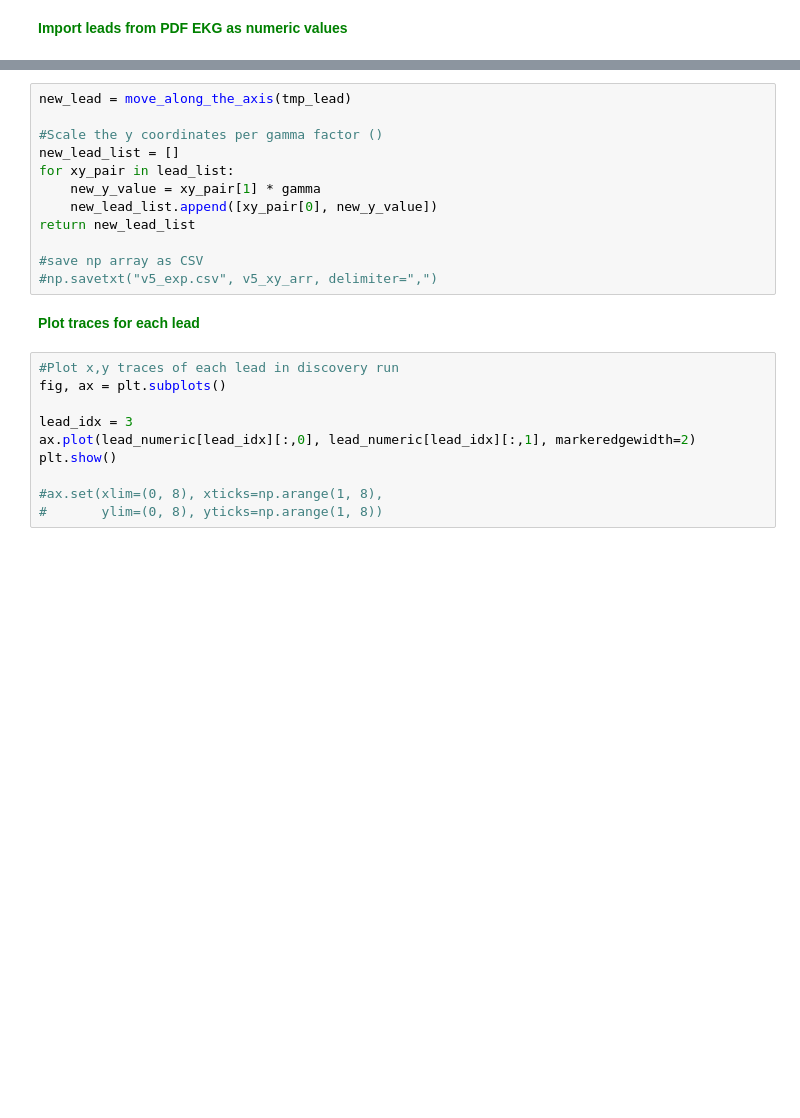
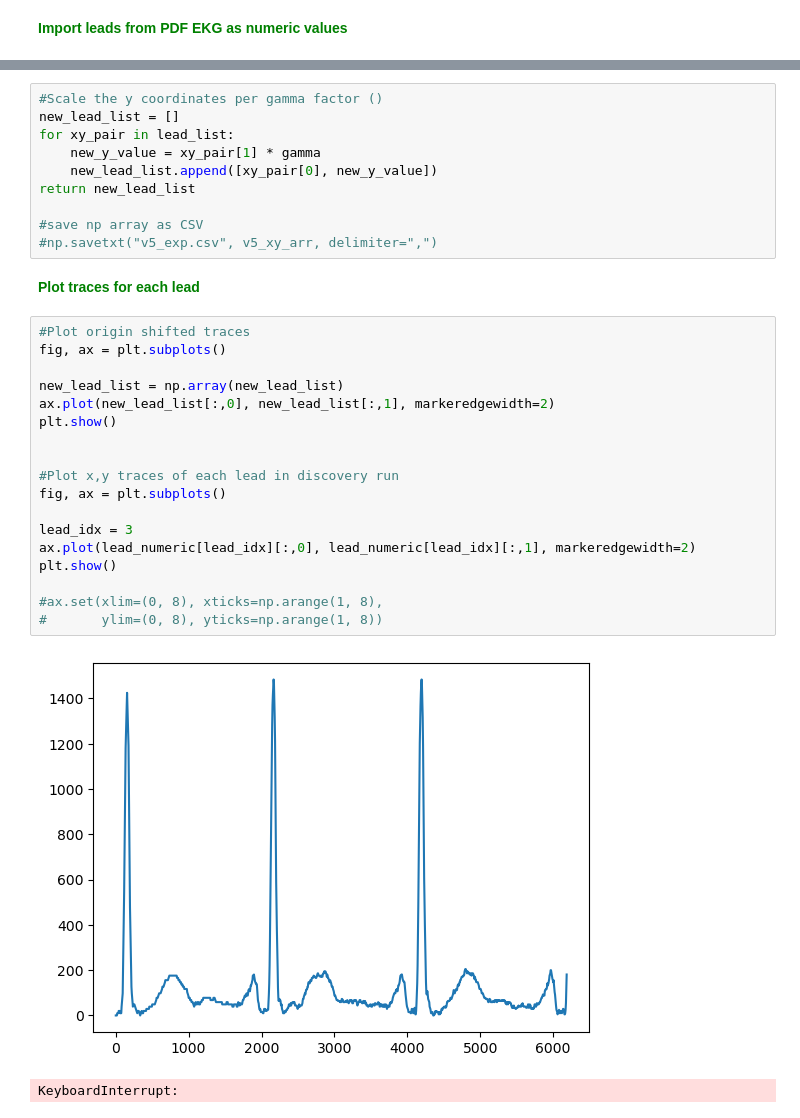
Before and after one commit to rzemla/ECG_pipeline, a Jupyter notebook: trial_extractor_script_V1.ipynb, the cells around one changed output, grey strips where cells are left out. Saved outputs shown, nothing was run; the diff lists cells and outputs as text; blank space fills up the shorter version.

Commit message:
shift traces to common origin

```diff
--- a/trial_extractor_script_V1.ipynb
+++ b/trial_extractor_script_V1.ipynb
@@ -61,6 +86,4 @@ lead_numeric = extract_leads_numeric(range_list,pdf_object)
 # %%
-new_lead = move_along_the_axis(tmp_lead)
-
 #Scale the y coordinates per gamma factor ()
 new_lead_list = []
 for xy_pair in lead_list:
@@ -73,12 +96,23 @@ return new_lead_list
 # %% [markdown]
 <font color='green'>**Plot traces for each lead**</font>
 # %%
+#Plot origin shifted traces
+fig, ax = plt.subplots()
+
+new_lead_list = np.array(new_lead_list)
+ax.plot(new_lead_list[:,0], new_lead_list[:,1], markeredgewidth=2)
+plt.show()
+
+
 #Plot x,y traces of each lead in discovery run
 fig, ax = plt.subplots()
 
 lead_idx = 3
 ax.plot(lead_numeric[lead_idx][:,0], lead_numeric[lead_idx][:,1], markeredgewidth=2)
 plt.show()
 
 #ax.set(xlim=(0, 8), xticks=np.arange(1, 8),
 #       ylim=(0, 8), yticks=np.arange(1, 8))
+# %% [output]
+[figure, added]
+KeyboardInterrupt:
```
Also changed, not shown: parts of 4 cells of this notebook, 1 other file.
